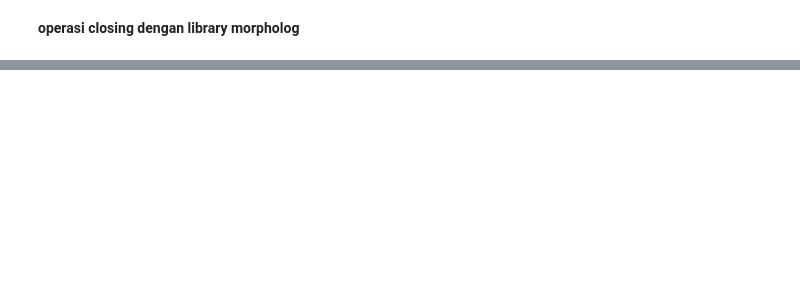
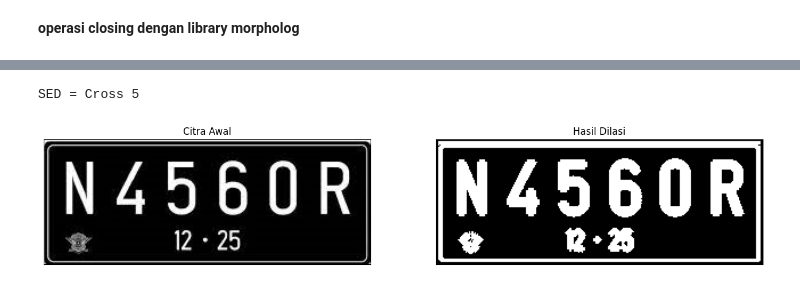
Before and after one commit to Ziedny28/PCVK-Ganjil-2023, a Jupyter notebook: week-09/week9.ipynb, the cells around one changed output, grey strips where cells are left out. Saved outputs shown, nothing was run; the diff lists cells and outputs as text; code cells hidden in the pictures; blank space fills up the shorter version.

```diff
--- a/week-09/week9.ipynb
+++ b/week-09/week9.ipynb
@@ -221,0 +270,34 @@ NameError: ignored
+# %%
+def dilasi_citra(F,w):
+  p,q= F.shape
+  imgD= np.zeros((p,q), dtype=np.uint8)
+  SED = np.array([[0, 0, 1, 0, 0],
+                [0, 0, 1, 0, 0],
+                [1, 1, 1, 1, 1],
+                [0, 0, 1, 0, 0],
+                [0, 0, 1, 0, 0]], dtype = np.uint8)
+  constant1= (w-1)//2
+  for i in range(constant1, p-constant1):
+    for j in range(constant1,q-constant1):
+      temp= F[i-constant1:i+constant1+1, j-constant1:j+constant1+1]
+      product= temp*SED
+      imgD[i,j]= np.max(product)
+  return imgD
+# %%
+print('SED = Cross 5')
+img= cv2.imread('/content/drive/MyDrive/pcvk-resources/plat nomer.jpg', 0)
+ret, thresh = cv2.threshold(img, 127, 225,
+cv2.THRESH_BINARY)
+w=5
+img_dilatasi = dilasi_citra(thresh,w)
+
+plt.subplots(figsize=(25, 10))
+plt.subplot(131),plt.imshow(img,cmap = 'gray')
+plt.title('Citra Awal'), plt.xticks([]), plt.yticks([])
+plt.subplot(132),plt.imshow(img_dilatasi,cmap = 'gray')
+plt.title('Hasil Dilasi'), plt.xticks([]),
+plt.yticks([])
+plt.show()
+# %% [output]
+SED = Cross 5
+[figure, added]
```
Also changed, not shown: parts of 11 cells of this notebook.
